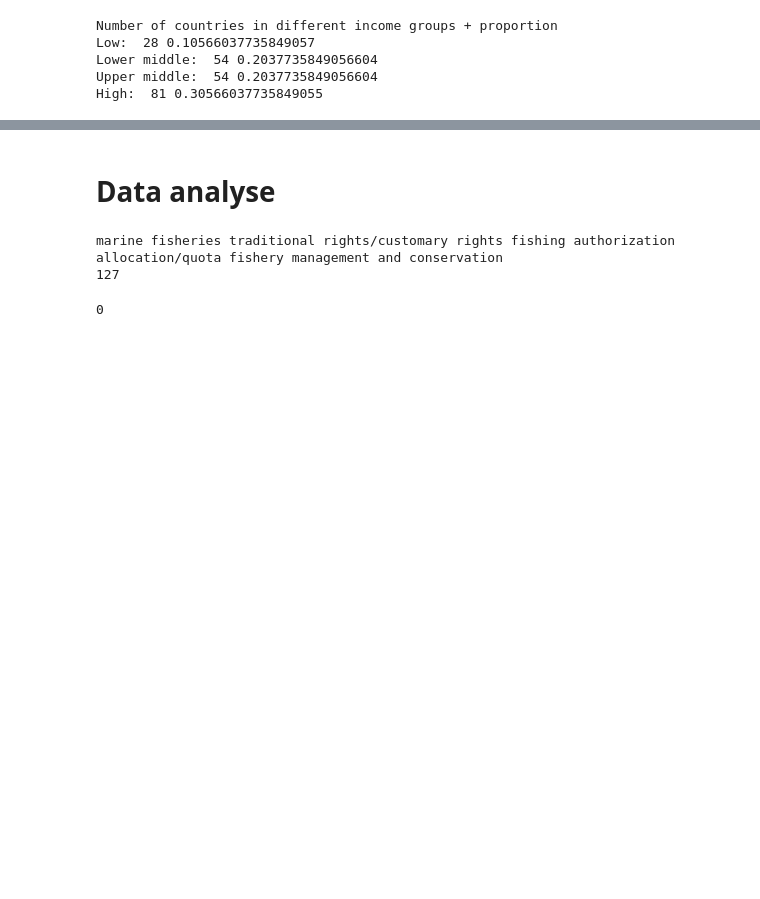
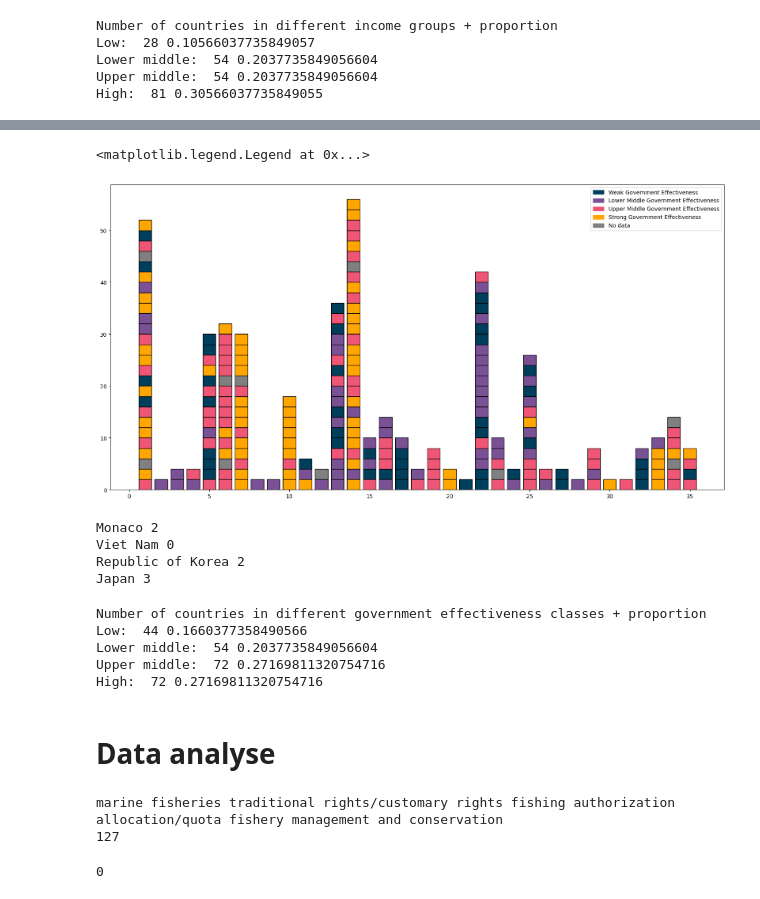
Before and after one commit to gustavn19/Fagprojekt, a Jupyter notebook: gn.ipynb, the cells around one changed output, grey strips where cells are left out. Cells and saved outputs as stored; diff of their text form; code cells hidden in the pictures; blank space fills up the shorter version.

Commit message:
Government effectiveness score in communities

```diff
--- a/gn.ipynb
+++ b/gn.ipynb
@@ -541,4 +525,4 @@ plt.legend(handles=[pop_a,pop_b,pop_c,pop_d])
 # %%
-for c in communities[2]:
+for c in communities[32]:
     print(countries_swap[c],countries_income_dic[c])
 # %% [output]
@@ -566,0 +660,10 @@ High:  81 0.30566037735849055
+# %%
+for i,j in matches:
+    governance_dic[countries[i]]=categorized_governance[governance_country.index(j)]
+
+missing_gov_countries = []
+missing_gov_countries_names=[]
+for i in countries_swap.keys():
+    if i not in governance_dic.keys():
+        missing_gov_countries.append(i)
+        missing_gov_countries_names.append(countries_swap[i])
@@ -567,3 +679,64 @@ High:  81 0.30566037735849055
+# %%
+plt.figure(figsize=(20, 10))
+for j in range(len(communities)):
+    for i in range(len(communities[j+1])):
+        if i == 0:
+            if governance_dic[communities[j+1][i]] == 0:
+                plt.bar(j+1, 2, color="#003f5c",width=0.8,edgecolor="#000000")
+            elif governance_dic[communities[j+1][i]] == 1:
+                plt.bar(j+1, 2, color="#7a5195",width=0.8,edgecolor="#000000")
+            elif governance_dic[communities[j+1][i]] == 2:
+                plt.bar(j+1, 2, color="#ef5675",width=0.8,edgecolor="#000000")
+            elif governance_dic[communities[j+1][i]] == 3:
+                plt.bar(j+1, 2, color="#ffa600",width=0.8,edgecolor="#000000")
+            elif governance_dic[communities[j+1][i]] == 5:
+                plt.bar(j+1, 2, color="#808080",width=0.8,edgecolor="#000000")
+            h=2
+        else:
+            if governance_dic[communities[j+1][i]] == 0:
+                plt.bar(j+1, 2, bottom=h, color="#003f5c",width=0.8,edgecolor="#000000")
+            elif governance_dic[communities[j+1][i]] == 1:
+                plt.bar(j+1, 2, bottom=h, color="#7a5195",width=0.8,edgecolor="#000000")
+            elif governance_dic[communities[j+1][i]] == 2:
+                plt.bar(j+1, 2, bottom=h, color="#ef5675",width=0.8,edgecolor="#000000")
+            elif governance_dic[communities[j+1][i]] == 3:
+                plt.bar(j+1, 2, bottom=h, color="#ffa600",width=0.8,edgecolor="#000000")
+            elif governance_dic[communities[j+1][i]] == 5:
+                plt.bar(j+1, 2, bottom=h, color="#808080",width=0.8,edgecolor="#000000")
+            h=h+2
+pop_a = mpatches.Patch(color='#003f5c', label="Weak Government Effectiveness")
+pop_b = mpatches.Patch(color='#7a5195', label="Lower Middle Government Effectiveness")
+pop_c = mpatches.Patch(color='#ef5675', label="Upper Middle Government Effectiveness")
+pop_d = mpatches.Patch(color='#ffa600', label='Strong Government Effectiveness')
+pop_e = mpatches.Patch(color='#808080', label='No data')
+plt.legend(handles=[pop_a,pop_b,pop_c,pop_d,pop_e])
+# %% [output]
+<matplotlib.legend.Legend at 0x...>
+[figure, added]
+# %%
+for c in communities[35]:
+    print(countries_swap[c],governance_dic[c])
+# %% [output]
+Monaco 2
+Viet Nam 0
+Republic of Korea 2
+Japan 3
+# %%
+print("Number of countries in different government effectiveness classes + proportion")
+low_p = list(governance_dic.values()).count(0)/len(income_groups)
+print("Low: ",list(governance_dic.values()).count(0),low_p)
+lowermiddle_p = list(governance_dic.values()).count(1)/len(income_groups)
+print("Lower middle: ",list(governance_dic.values()).count(1),lowermiddle_p)
+uppermiddle_p = list(governance_dic.values()).count(2)/len(income_groups)
+print("Upper middle: ",list(governance_dic.values()).count(2),uppermiddle_p)
+high_p = list(governance_dic.values()).count(3)/len(income_groups)
+print("High: ",list(governance_dic.values()).count(3),high_p)
+# %% [output]
+Number of countries in different government effectiveness classes + proportion
+Low:  44 0.1660377358490566
+Lower middle:  54 0.2037735849056604
+Upper middle:  72 0.27169811320754716
+High:  72 0.27169811320754716
 # %% [markdown]
 # Data analyse
 # %%
```
Also changed, not shown: parts of 25 cells of this notebook.
